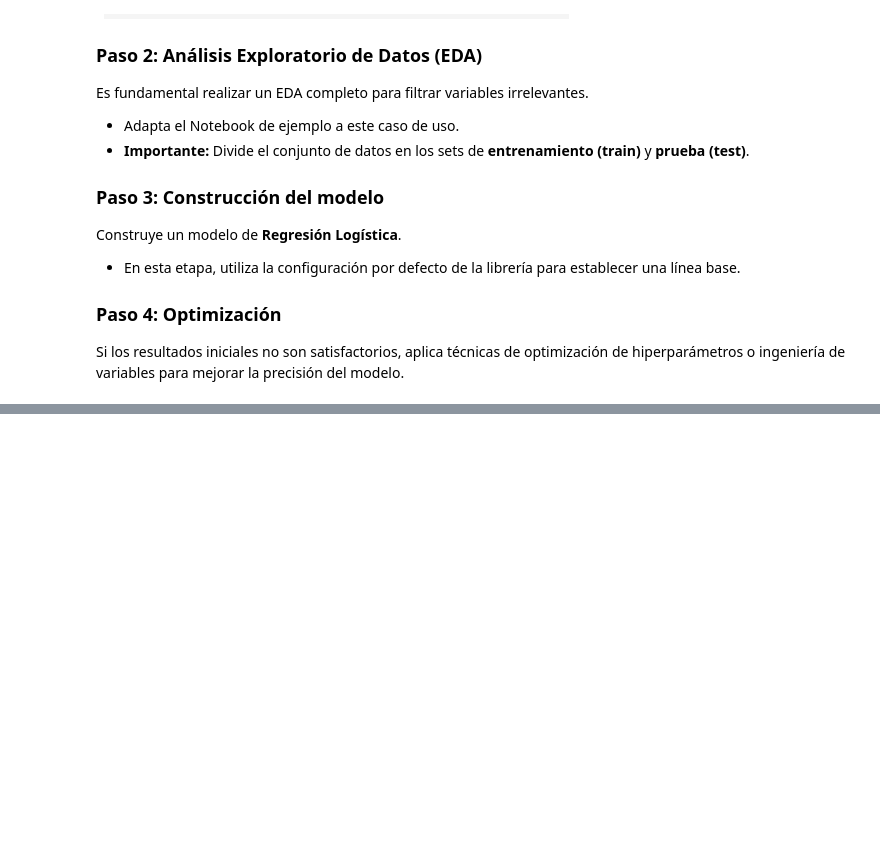
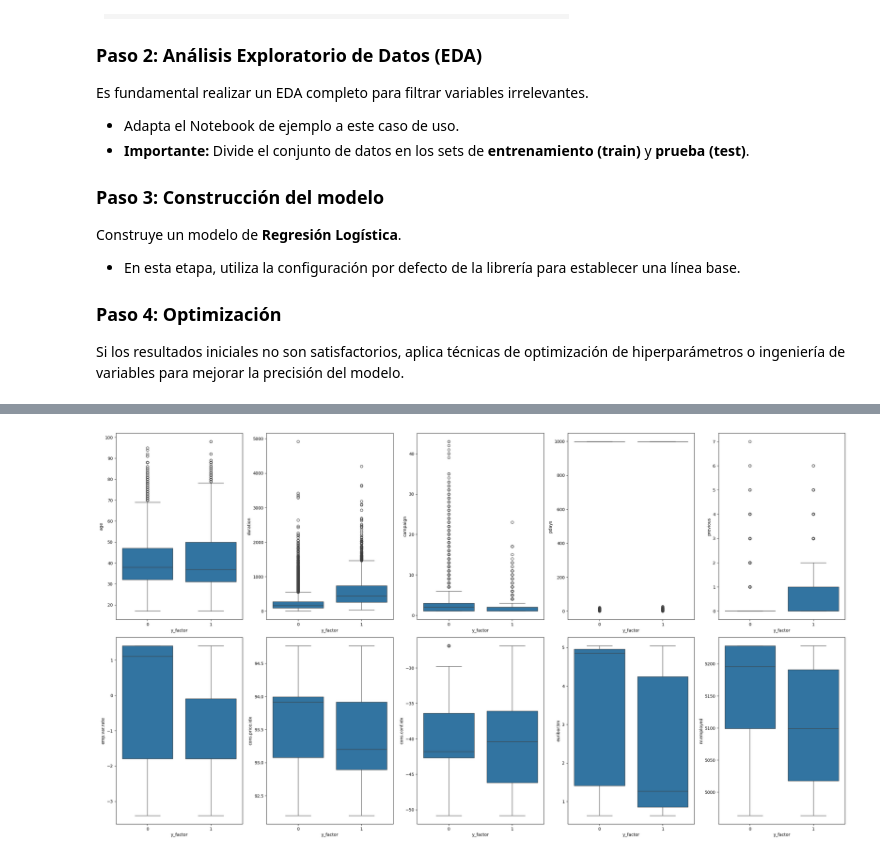
Before and after one commit to 4GeeksAcademy/andrupax94-intro-ml, a Jupyter notebook: src/01-logistic-regression-bank-marketing-campaign-data.ipynb, the cells around one changed output, grey strips where cells are left out. Cells and saved outputs as stored; diff of their text form; code cells hidden in the pictures; blank space fills up the shorter version.

```diff
--- a/src/01-logistic-regression-bank-marketing-campaign-data.ipynb
+++ b/src/01-logistic-regression-bank-marketing-campaign-data.ipynb
@@ -58,0 +311,22 @@ Si los resultados iniciales no son satisfactorios, aplica técnicas de optimizac
+# %%
+fig = plt.figure(figsize=(25, 20))
+
+# Creamos el grid de 3x5
+axis = gridspec.GridSpec(3, 5, figure=fig)
+
+axis0 = fig.add_subplot(axis[0, 0]); sns.boxplot(data = train, x = 'y_factor', y = 'age', ax = axis0)
+axis1 = fig.add_subplot(axis[0, 1]); sns.boxplot(data = train, x = 'y_factor', y = 'duration', ax = axis1)
+axis2 = fig.add_subplot(axis[0, 2]); sns.boxplot(data = train, x = 'y_factor', y = 'campaign', ax = axis2)
+axis3 = fig.add_subplot(axis[0, 3]); sns.boxplot(data = train, x = 'y_factor', y = 'pdays', ax = axis3)
+axis4 = fig.add_subplot(axis[0, 4]); sns.boxplot(data = train, x = 'y_factor', y = 'previous', ax = axis4)
+axis5 = fig.add_subplot(axis[1, 0]); sns.boxplot(data = train, x = 'y_factor', y = 'emp.var.rate', ax = axis5)
+axis6 = fig.add_subplot(axis[1, 1]); sns.boxplot(data = train, x = 'y_factor', y = 'cons.price.idx', ax = axis6)
+axis7 = fig.add_subplot(axis[1, 2]); sns.boxplot(data = train, x = 'y_factor', y = 'cons.conf.idx', ax = axis7)
+axis8 = fig.add_subplot(axis[1, 3]); sns.boxplot(data = train, x = 'y_factor', y = 'euribor3m', ax = axis8)
+axis9 = fig.add_subplot(axis[1, 4]); sns.boxplot(data = train, x = 'y_factor', y = 'nr.employed', ax = axis9)
+
+# Ajustar Layout para que no se solapen los títulos
+plt.tight_layout()
+plt.show()
+# %% [output]
+[figure, added]
```
Also changed, not shown: parts of 13 cells of this notebook.
